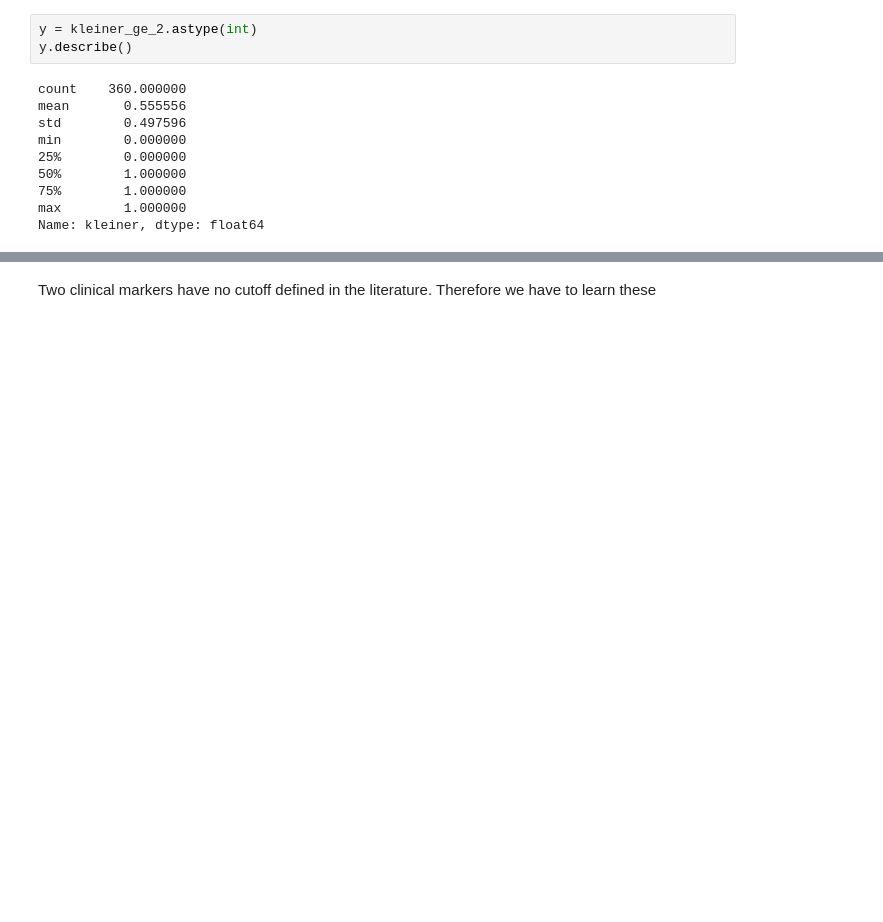
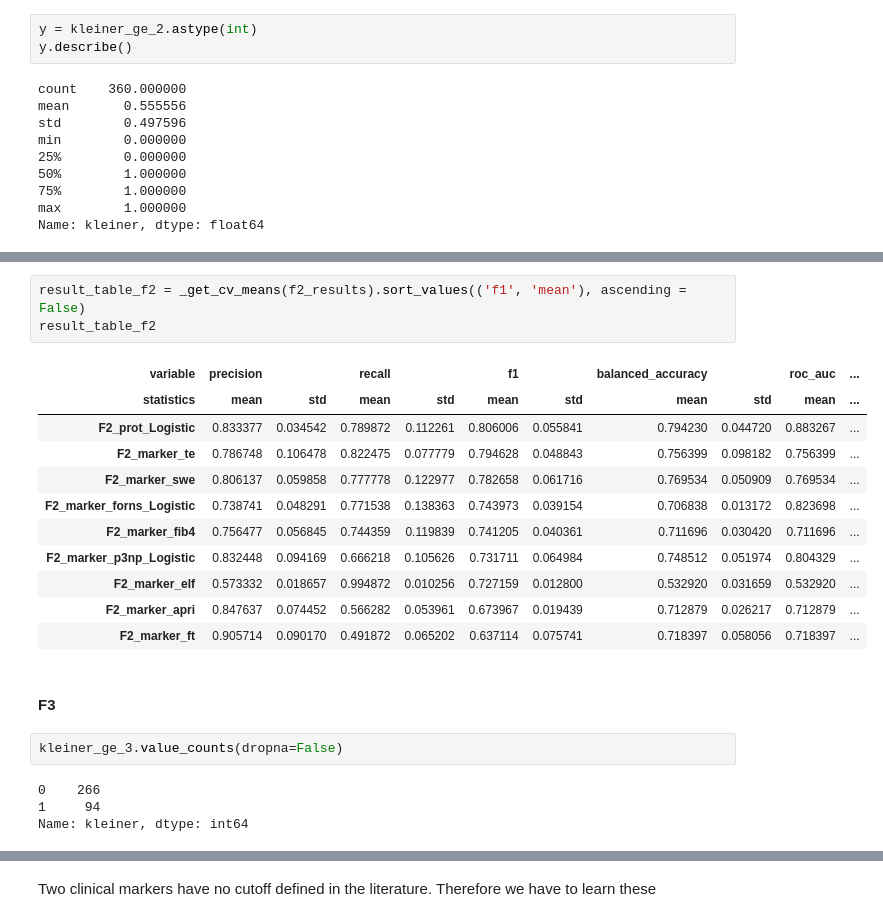
Before and after one commit to llniu/ALD-study, a Jupyter notebook: ald_analysis_hw.ipynb, the cells around one changed output, grey strips where cells are left out. Drawn from its saved outputs; the diff is of its cells as text; blank space fills up the shorter version.

```diff
--- a/ald_analysis_hw.ipynb
+++ b/ald_analysis_hw.ipynb
@@ -1146,0 +1459,23 @@ for key, clf in clf_f2_threshold.items():
+# %%
+result_table_f2 = _get_cv_means(f2_results).sort_values(('f1', 'mean'), ascending = False)
+result_table_f2
+# %% [output]
+| variable | precision |  | recall |  | f1 |  | balanced_accuracy |  | roc_auc | ... |
+| statistics | mean | std | mean | std | mean | std | mean | std | mean | ... |
+| F2_prot_Logistic | 0.833377 | 0.034542 | 0.789872 | 0.112261 | 0.806006 | 0.055841 | 0.794230 | 0.044720 | 0.883267 | ... |
+| F2_marker_te | 0.786748 | 0.106478 | 0.822475 | 0.077779 | 0.794628 | 0.048843 | 0.756399 | 0.098182 | 0.756399 | ... |
+| F2_marker_swe | 0.806137 | 0.059858 | 0.777778 | 0.122977 | 0.782658 | 0.061716 | 0.769534 | 0.050909 | 0.769534 | ... |
+| F2_marker_forns_Logistic | 0.738741 | 0.048291 | 0.771538 | 0.138363 | 0.743973 | 0.039154 | 0.706838 | 0.013172 | 0.823698 | ... |
+| F2_marker_fib4 | 0.756477 | 0.056845 | 0.744359 | 0.119839 | 0.741205 | 0.040361 | 0.711696 | 0.030420 | 0.711696 | ... |
+| F2_marker_p3np_Logistic | 0.832448 | 0.094169 | 0.666218 | 0.105626 | 0.731711 | 0.064984 | 0.748512 | 0.051974 | 0.804329 | ... |
+| F2_marker_elf | 0.573332 | 0.018657 | 0.994872 | 0.010256 | 0.727159 | 0.012800 | 0.532920 | 0.031659 | 0.532920 | ... |
+| F2_marker_apri | 0.847637 | 0.074452 | 0.566282 | 0.053961 | 0.673967 | 0.019439 | 0.712879 | 0.026217 | 0.712879 | ... |
+| F2_marker_ft | 0.905714 | 0.090170 | 0.491872 | 0.065202 | 0.637114 | 0.075741 | 0.718397 | 0.058056 | 0.718397 | ... |
+# %% [markdown]
+#### F3
+# %%
+kleiner_ge_3.value_counts(dropna=False)
+# %% [output]
+0    266
+1     94
+Name: kleiner, dtype: int64
```
Also changed, not shown: parts of 96 cells of this notebook.
